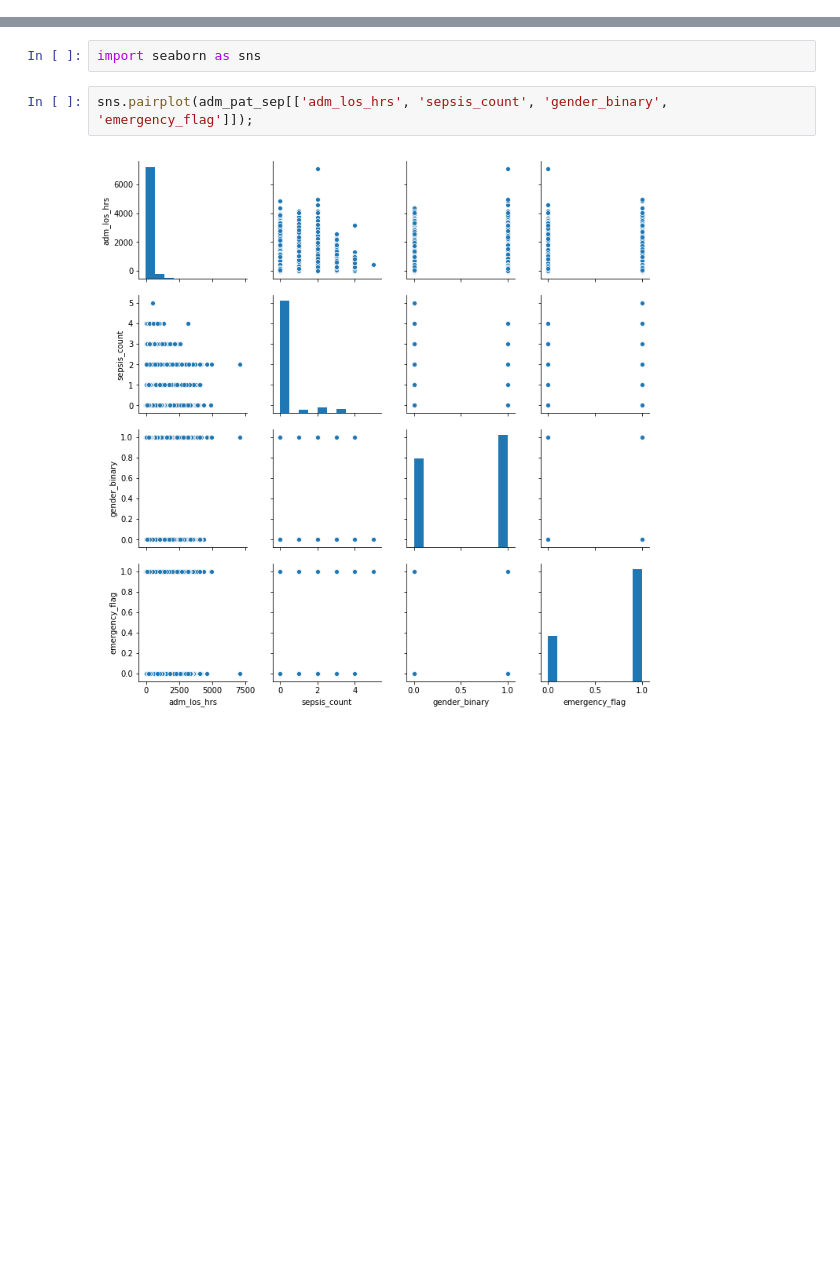
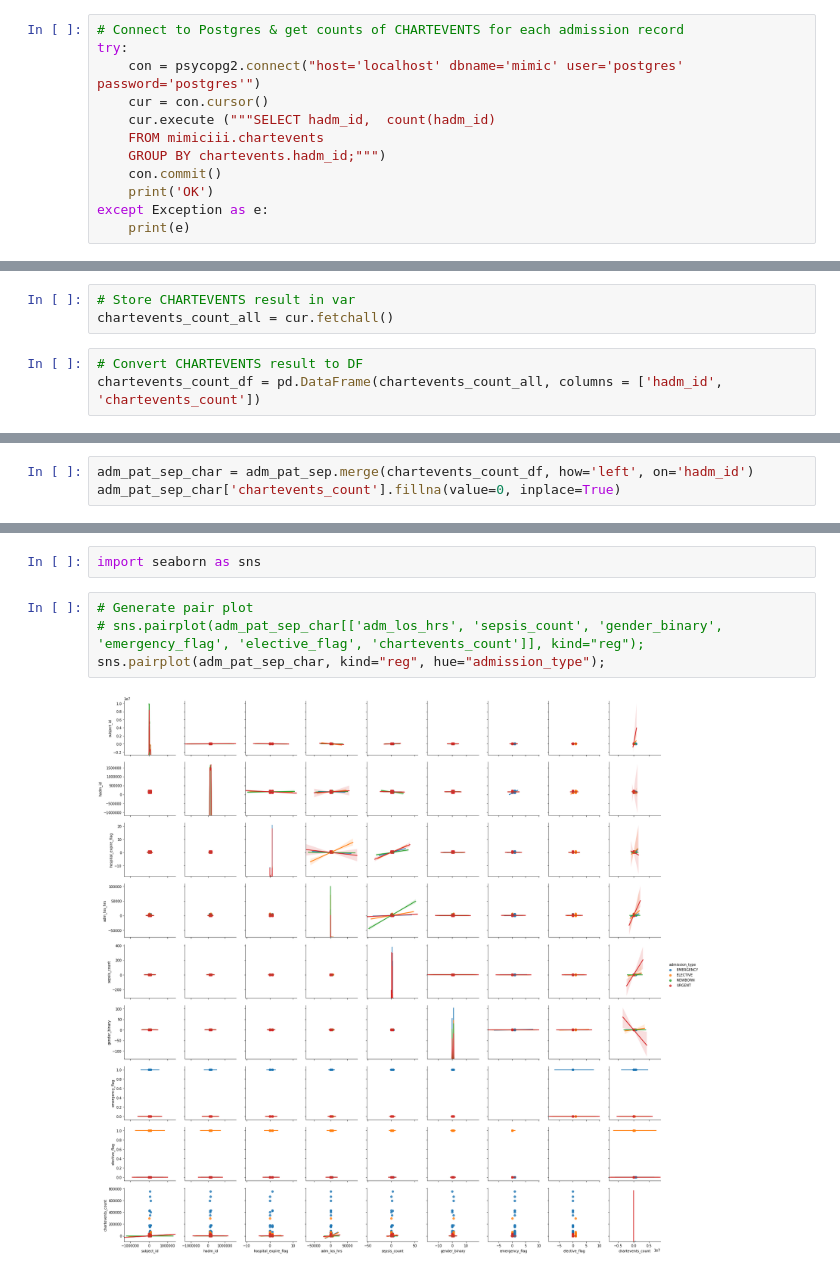
Before and after one commit to Bcromas/618_Final_Project, a Jupyter notebook: 618_Draft_FInal_Proj-Q3.ipynb, the cells around one changed output, grey strips where cells are left out. Saved outputs shown, nothing was run; the diff lists cells and outputs as text; blank space fills up the shorter version.

```diff
--- a/618_Draft_FInal_Proj-Q3.ipynb
+++ b/618_Draft_FInal_Proj-Q3.ipynb
@@ -270,0 +273,12 @@ chart_care_all
+# %%
+# Connect to Postgres & get counts of CHARTEVENTS for each admission record
+try:
+    con = psycopg2.connect("host='localhost' dbname='mimic' user='postgres' password='postgres'")
+    cur = con.cursor()
+    cur.execute ("""SELECT hadm_id,  count(hadm_id)
+	FROM mimiciii.chartevents
+	GROUP BY chartevents.hadm_id;""")
+    con.commit()
+    print('OK')
+except Exception as e:
+    print(e)
@@ -270,0 +287,6 @@ chart_care_all
+# %%
+# Store CHARTEVENTS result in var
+chartevents_count_all = cur.fetchall()
+# %%
+# Convert CHARTEVENTS result to DF
+chartevents_count_df = pd.DataFrame(chartevents_count_all, columns = ['hadm_id', 'chartevents_count'])
@@ -270,0 +300,3 @@ chart_care_all
+# %%
+adm_pat_sep_char = adm_pat_sep.merge(chartevents_count_df, how='left', on='hadm_id')
+adm_pat_sep_char['chartevents_count'].fillna(value=0, inplace=True)
@@ -378,7 +418,9 @@ Timestamp('2187-12-17 20:53:00')
 ### Create pairplot of vars
 # %%
 import seaborn as sns
-# %%
-sns.pairplot(adm_pat_sep[['adm_los_hrs', 'sepsis_count', 'gender_binary', 'emergency_flag']]);
-# %% [output]
-[figure, removed]
+# %%
+# Generate pair plot
+# sns.pairplot(adm_pat_sep_char[['adm_los_hrs', 'sepsis_count', 'gender_binary', 'emergency_flag', 'elective_flag', 'chartevents_count']], kind="reg");
+sns.pairplot(adm_pat_sep_char, kind="reg", hue="admission_type");
+# %% [output]
+[figure, added]
```
Also changed, not shown: parts of 36 cells of this notebook, 1 other file.
